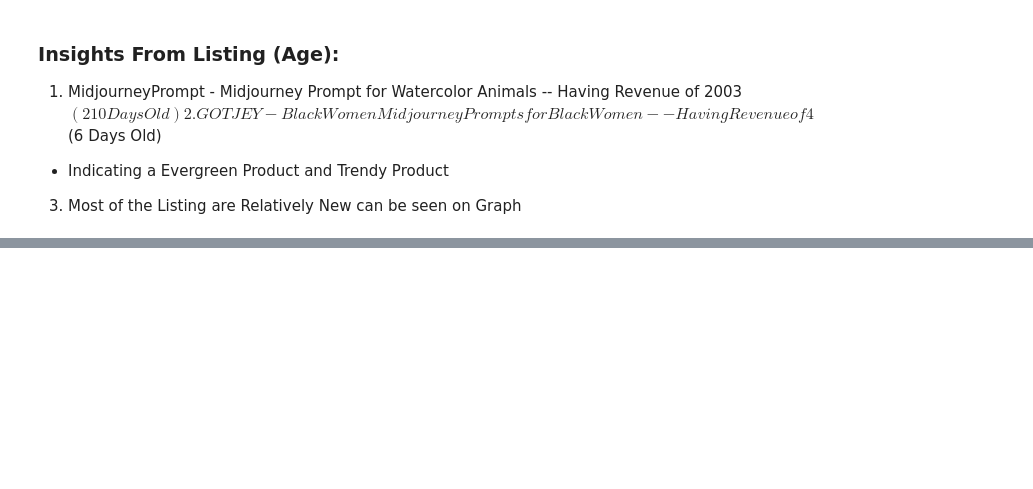
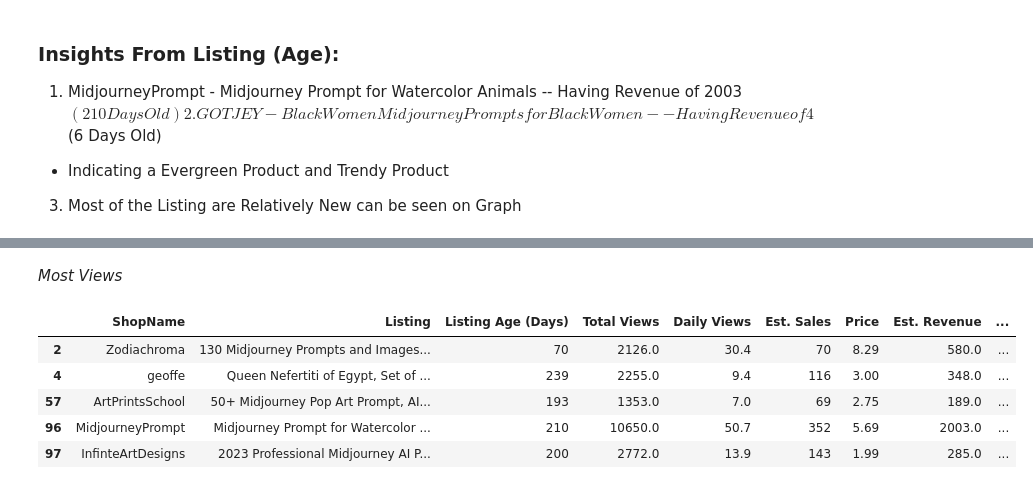
Before and after one commit to gupta-aayushkr/Etsy-Market-Analysis, a Jupyter notebook: EDA.ipynb, the cells around one changed output, grey strips where cells are left out. Cells and saved outputs as stored; diff of their text form; code cells hidden in the pictures; blank space fills up the shorter version.

```diff
--- a/EDA.ipynb
+++ b/EDA.ipynb
@@ -499,0 +502,3 @@ df[df["Listing Age (Days)"].isin(new_listing)]
+# %%
+total_views = df['Total Views']
+print(total_views)
@@ -499,0 +532,14 @@ df[df["Listing Age (Days)"].isin(new_listing)]
+# %%
+most_views = total_views.sort_values().tail(5).values
+least_views = total_views.sort_values().head(5).values
+# %% [markdown]
+*Most Views*
+# %%
+df[df["Total Views"].isin(most_views)]
+# %% [output]
+|  | ShopName | Listing | Listing Age (Days) | Total Views | Daily Views | Est. Sales | Price | Est. Revenue | ... |
+| 2 | Zodiachroma | 130 Midjourney Prompts and Images... | 70 | 2126.0 | 30.4 | 70 | 8.29 | 580.0 | ... |
+| 4 | geoffe | Queen Nefertiti of Egypt, Set of ... | 239 | 2255.0 | 9.4 | 116 | 3.00 | 348.0 | ... |
+| 57 | ArtPrintsSchool | 50+ Midjourney Pop Art Prompt, AI... | 193 | 1353.0 | 7.0 | 69 | 2.75 | 189.0 | ... |
+| 96 | MidjourneyPrompt | Midjourney Prompt for Watercolor ... | 210 | 10650.0 | 50.7 | 352 | 5.69 | 2003.0 | ... |
+| 97 | InfinteArtDesigns | 2023 Professional Midjourney AI P... | 200 | 2772.0 | 13.9 | 143 | 1.99 | 285.0 | ... |
```
Also changed, not shown: parts of 11 cells of this notebook, 1 other file.
